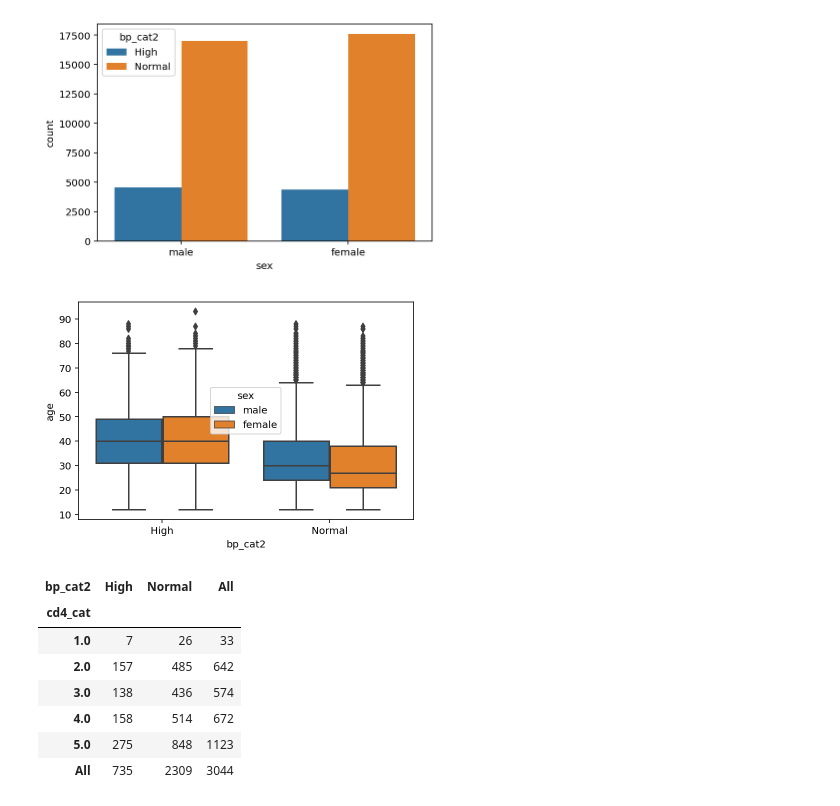
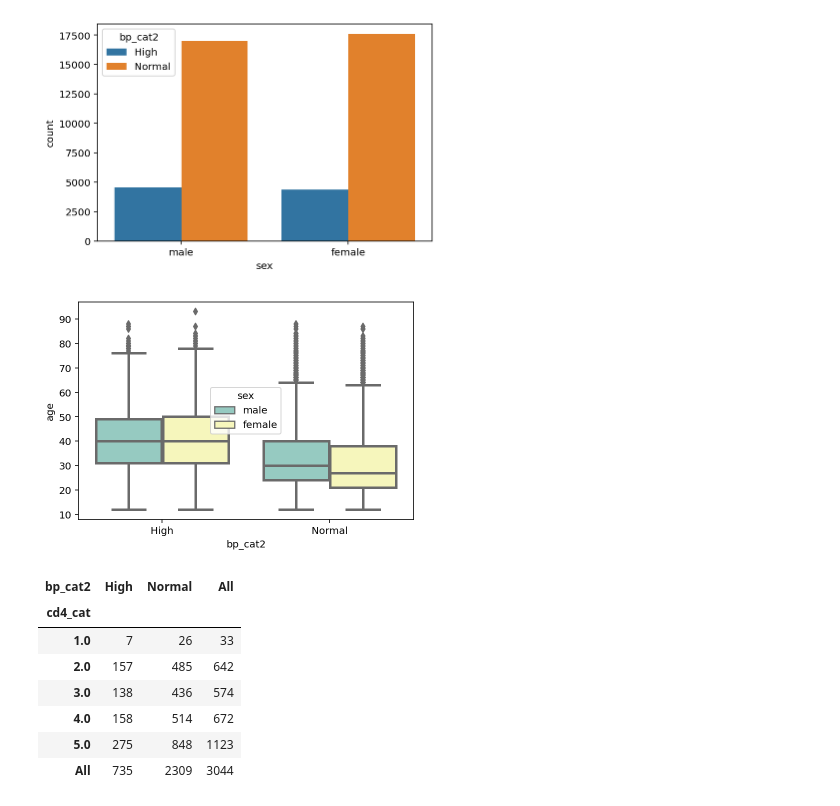
Before and after one commit to boniale/PDA_Python_HTN_PLWHIV, a Jupyter notebook: PDA_Report.ipynb, the cells around one changed output. Cells and saved outputs as stored; diff of their text form; code cells hidden in the pictures.

```diff
--- a/PDA_Report.ipynb
+++ b/PDA_Report.ipynb
@@ -194,9 +202,9 @@ bp_sex = sns.countplot(x = "sex",
 [figure]
 # %%
 ## let's see the proportion of hypertension by age and gender
-bp_age_sex = sns.boxplot(x = "bp_cat2", y = "age", hue = "sex", data = hiv2)
+bp_age_sex = sns.boxplot(x = "bp_cat2", y = "age", hue = "sex", data = hiv2, linewidth=2.5, palette="Set3")
 # %% [output]
-[figure, old version]
+[figure, new version]
 # %%
 ## let's see the proportion of hypertension by CD4 count category
 pd.crosstab(hiv2["cd4_cat"], hiv2["bp_cat2"], margins = True)
```
Also changed, not shown: parts of 6 cells of this notebook.
